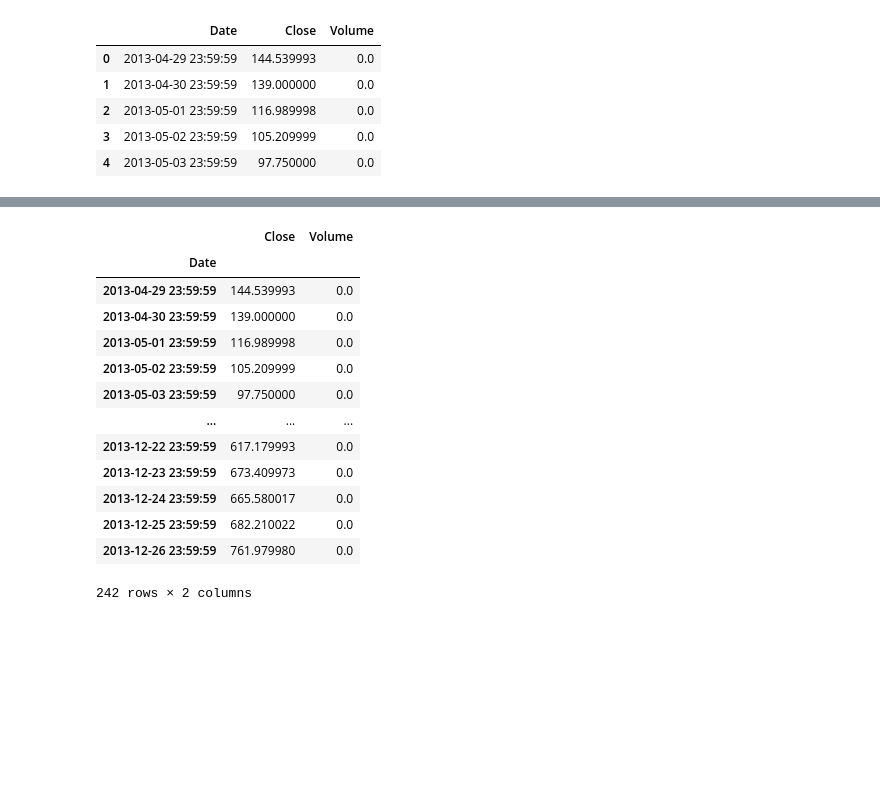
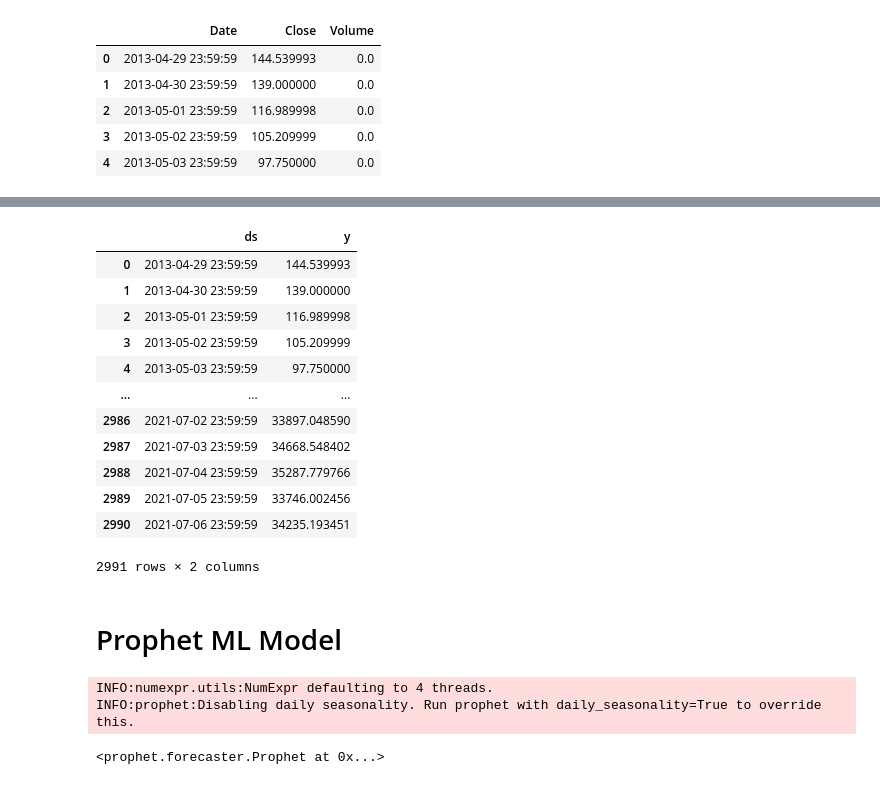
Before and after one commit to GallantGuide/Bull_or_Bear_Crypto, a Jupyter notebook: Machine_Learning/Mock_ML.ipynb, the cells around one changed output, grey strips where cells are left out. Drawn from its saved outputs; the diff is of its cells as text; code cells hidden in the pictures; blank space fills up the shorter version.

```diff
--- a/Machine_Learning/Mock_ML.ipynb
+++ b/Machine_Learning/Mock_ML.ipynb
@@ -63,3 +70 @@ Volume           float64
 dtype: object
-# %%
-btc = btc.set_index('Date')
@@ -82,17 +70,0 @@ array([<AxesSubplot:xlabel='Date'>, <AxesSubplot:xlabel='Date'>],
-# %%
-btc[btc['Volume']==0]
-# %% [output]
-|  | Close | Volume |
-| Date |  |  |
-| 2013-04-29 23:59:59 | 144.539993 | 0.0 |
-| 2013-04-30 23:59:59 | 139.000000 | 0.0 |
-| 2013-05-01 23:59:59 | 116.989998 | 0.0 |
-| 2013-05-02 23:59:59 | 105.209999 | 0.0 |
-| 2013-05-03 23:59:59 | 97.750000 | 0.0 |
-| ... | ... | ... |
-| 2013-12-22 23:59:59 | 617.179993 | 0.0 |
-| 2013-12-23 23:59:59 | 673.409973 | 0.0 |
-| 2013-12-24 23:59:59 | 665.580017 | 0.0 |
-| 2013-12-25 23:59:59 | 682.210022 | 0.0 |
-| 2013-12-26 23:59:59 | 761.979980 | 0.0 |
-242 rows × 2 columns
@@ -98,0 +73,25 @@ btc[btc['Volume']==0]
+# %%
+prophet_btc
+# %% [output]
+|  | ds | y |
+| 0 | 2013-04-29 23:59:59 | 144.539993 |
+| 1 | 2013-04-30 23:59:59 | 139.000000 |
+| 2 | 2013-05-01 23:59:59 | 116.989998 |
+| 3 | 2013-05-02 23:59:59 | 105.209999 |
+| 4 | 2013-05-03 23:59:59 | 97.750000 |
+| ... | ... | ... |
+| 2986 | 2021-07-02 23:59:59 | 33897.048590 |
+| 2987 | 2021-07-03 23:59:59 | 34668.548402 |
+| 2988 | 2021-07-04 23:59:59 | 35287.779766 |
+| 2989 | 2021-07-05 23:59:59 | 33746.002456 |
+| 2990 | 2021-07-06 23:59:59 | 34235.193451 |
+2991 rows × 2 columns
+# %% [markdown]
+# Prophet ML Model
+# %%
+m = Prophet()
+m.fit(prophet_btc)
+# %% [output]
+INFO:numexpr.utils:NumExpr defaulting to 4 threads.
+INFO:prophet:Disabling daily seasonality. Run prophet with daily_seasonality=True to override this.
+<prophet.forecaster.Prophet at 0x...>
```
Also changed, not shown: parts of 13 cells of this notebook, 2 other files.
